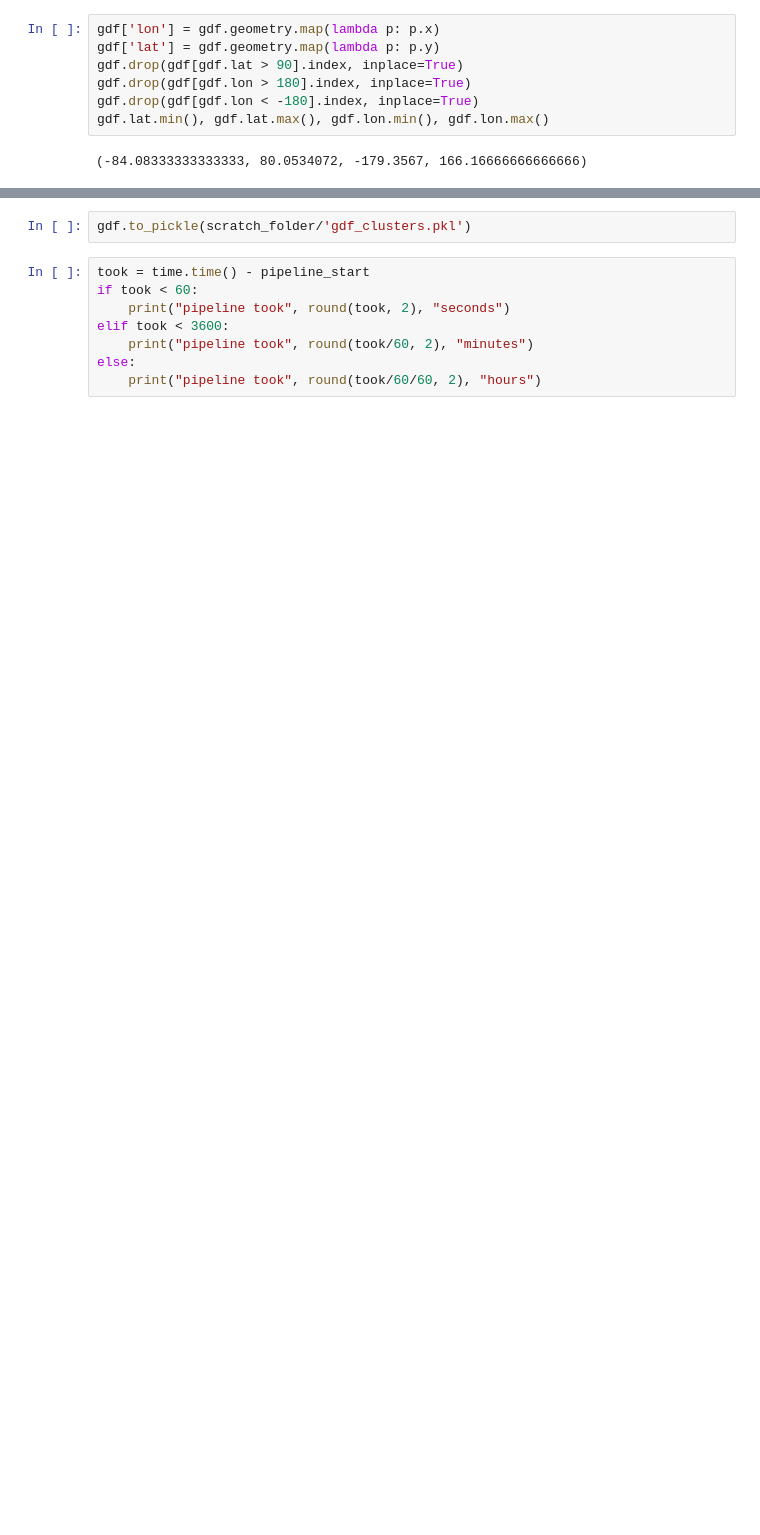
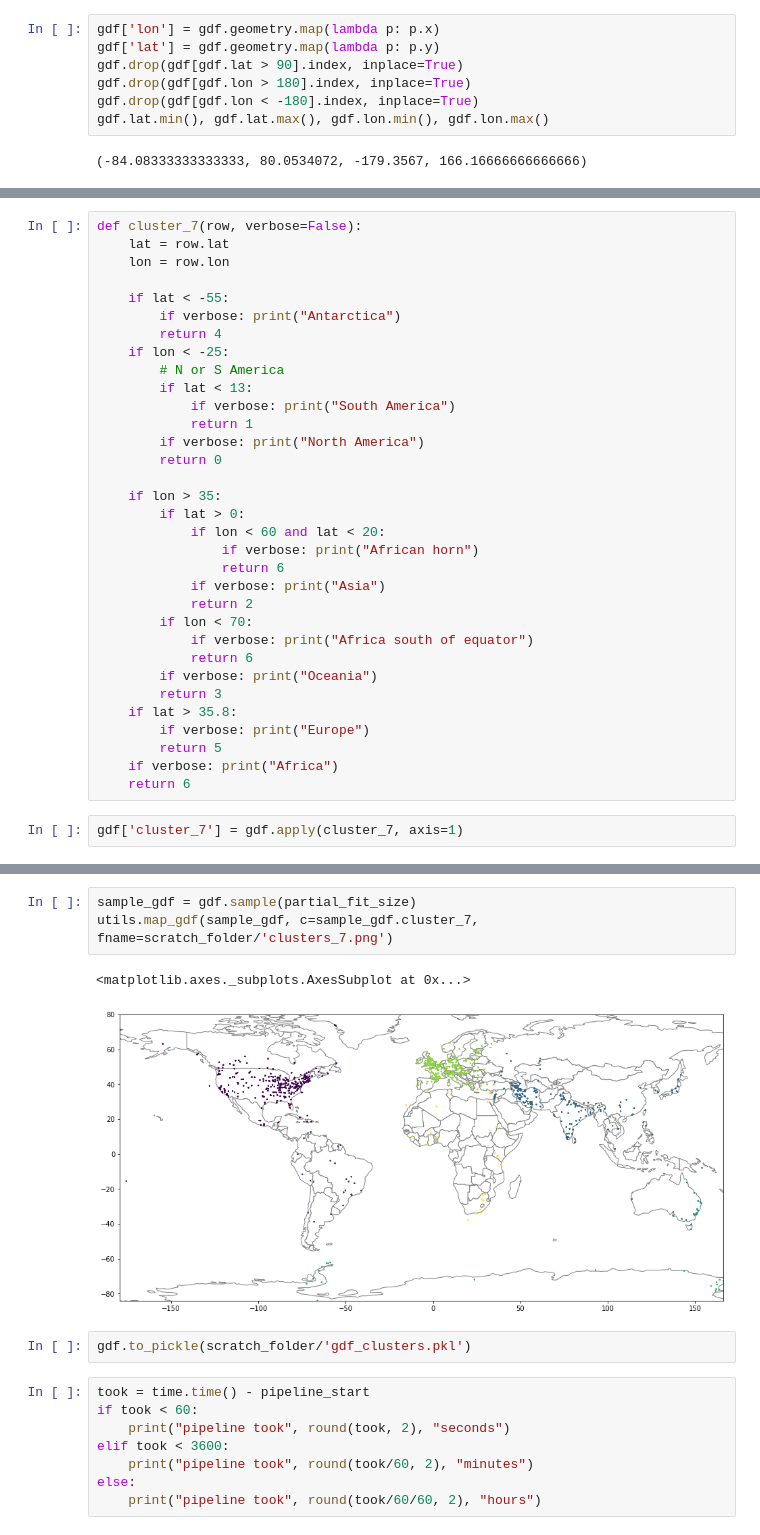
Before and after one commit to dovinmu/wikiparse, a Jupyter notebook: 4_clustering.ipynb, the cells around one changed output, grey strips where cells are left out. Drawn from its saved outputs; the diff is of its cells as text; blank space fills up the shorter version.

```diff
--- a/4_clustering.ipynb
+++ b/4_clustering.ipynb
@@ -61,0 +70,35 @@ utils.map_gdf(sample_gdf, c=sample_gdf.cluster_193, fname=scratch_folder/'cluste
+# %%
+def cluster_7(row, verbose=False):
+    lat = row.lat
+    lon = row.lon
+
+    if lat < -55:
+        if verbose: print("Antarctica")
+        return 4
+    if lon < -25:
+        # N or S America
+        if lat < 13:
+            if verbose: print("South America")
+            return 1
+        if verbose: print("North America")
+        return 0
+
+    if lon > 35:
+        if lat > 0:
+            if lon < 60 and lat < 20:
+                if verbose: print("African horn")
+                return 6
+            if verbose: print("Asia")
+            return 2
+        if lon < 70:
+            if verbose: print("Africa south of equator")
+            return 6
+        if verbose: print("Oceania")
+        return 3
+    if lat > 35.8:
+        if verbose: print("Europe")
+        return 5
+    if verbose: print("Africa")
+    return 6
+# %%
+gdf['cluster_7'] = gdf.apply(cluster_7, axis=1)
@@ -62,3 +114,9 @@ utils.map_gdf(sample_gdf, c=sample_gdf.cluster_193, fname=scratch_folder/'cluste
+# %%
+sample_gdf = gdf.sample(partial_fit_size)
+utils.map_gdf(sample_gdf, c=sample_gdf.cluster_7, fname=scratch_folder/'clusters_7.png')
+# %% [output]
+<matplotlib.axes._subplots.AxesSubplot at 0x...>
+[figure, added]
 # %%
 gdf.to_pickle(scratch_folder/'gdf_clusters.pkl')
 # %%
```
Also changed, not shown: parts of 8 cells of this notebook, 4 other files.
